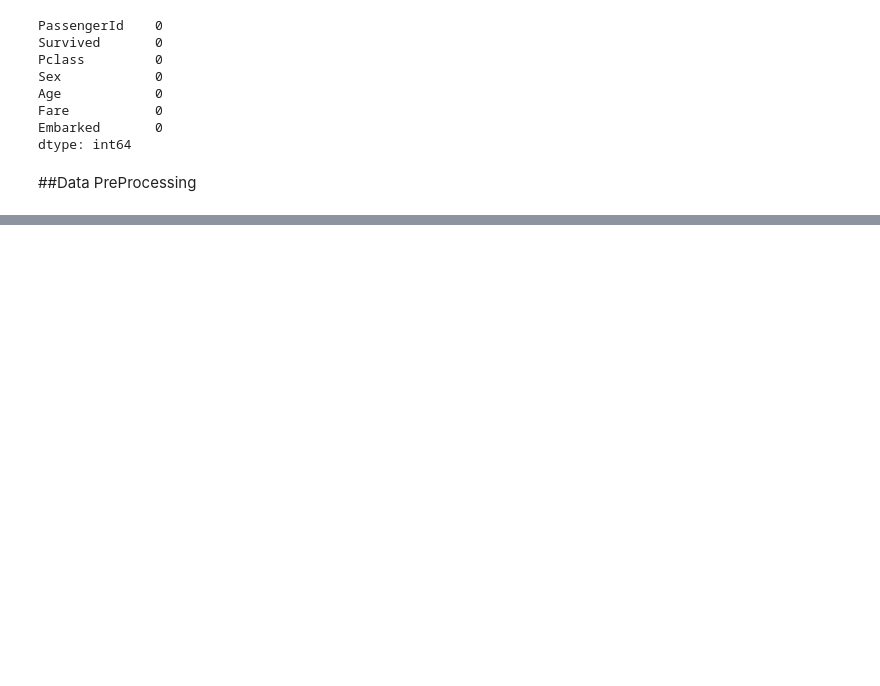
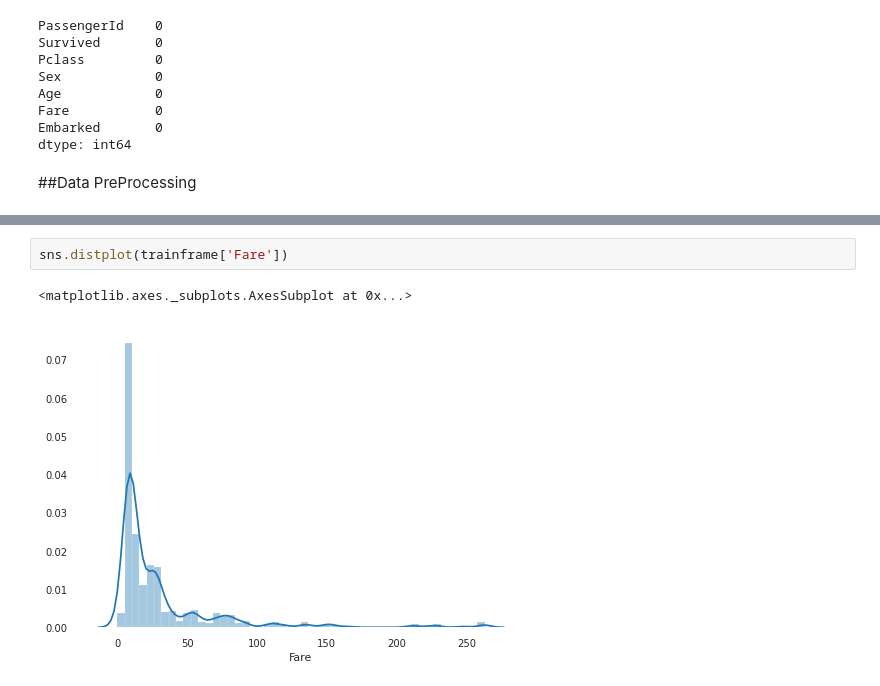
Before and after one commit to joaojulio/Kaggle-Projects, a Jupyter notebook: TitanicKaggle.ipynb, the cells around one changed output, grey strips where cells are left out. Saved outputs shown, nothing was run; the diff lists cells and outputs as text; blank space fills up the shorter version.

```diff
--- a/TitanicKaggle.ipynb
+++ b/TitanicKaggle.ipynb
@@ -350,0 +422,5 @@ dtype: int64
+# %%
+sns.distplot(trainframe['Fare'])
+# %% [output]
+<matplotlib.axes._subplots.AxesSubplot at 0x...>
+[figure, added]
```
Also changed, not shown: parts of 31 cells of this notebook.
